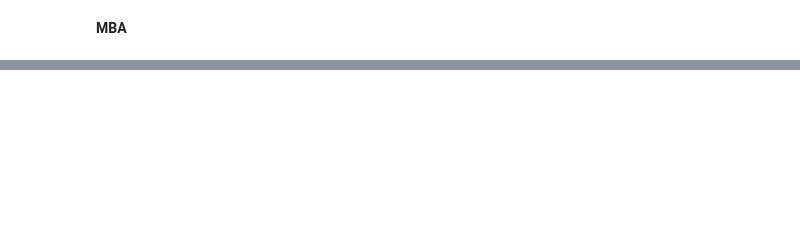
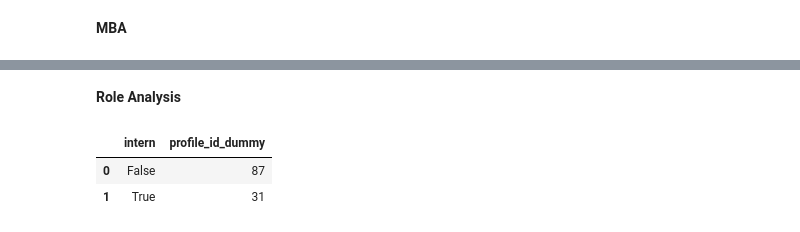
Before and after one commit to franklemuchahary/linkedin-profile-analysis, a Jupyter notebook: code/rough-analysis/rough-analysis.ipynb, the cells around one changed output, grey strips where cells are left out. Saved outputs shown, nothing was run; the diff lists cells and outputs as text; code cells hidden in the pictures; blank space fills up the shorter version.

```diff
--- a/code/rough-analysis/rough-analysis.ipynb
+++ b/code/rough-analysis/rough-analysis.ipynb
@@ -437,0 +732,2 @@ fig.show()
+# %%
+exp_df['positions'] = exp_df['positions'].str.lower()
@@ -437,0 +815,28 @@ fig.show()
+# %% [markdown]
+**Role Analysis**
+# %%
+profile_type = 'DataScience'
+role_title1 = 'intern'
+role_title2 = 'analyst'
+role_title3, role_title3_neg = 'engineer', 'machine learning'
+
+
+single_prof_exp = exp_df[exp_df['profile_category'] == profile_type].copy()
+single_prof_exp['positions'].fillna('', inplace = True)
+
+single_prof_exp[role_title1] = single_prof_exp['positions'].str.contains(role_title1)
+single_prof_exp[role_title2] = single_prof_exp['positions'].str.contains(role_title2)
+single_prof_exp[role_title3] = (
+    (single_prof_exp['positions'].str.contains(role_title3)) &
+    ~(single_prof_exp['positions'].str.contains(role_title3_neg))
+)
+subset_profiles_roles = single_prof_exp.groupby(
+    'profile_id_dummy'
+)[[role_title1, role_title2, role_title3]].max().reset_index()
+# %%
+plt_df = subset_profiles_roles.groupby(role_title1)['profile_id_dummy'].nunique().reset_index()
+plt_df
+# %% [output]
+|  | intern | profile_id_dummy |
+| 0 | False | 87 |
+| 1 | True | 31 |
```
Also changed, not shown: parts of 22 cells of this notebook, 4 other files.
